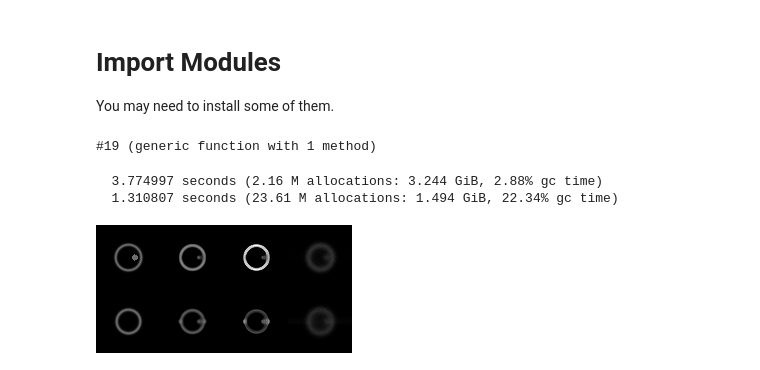
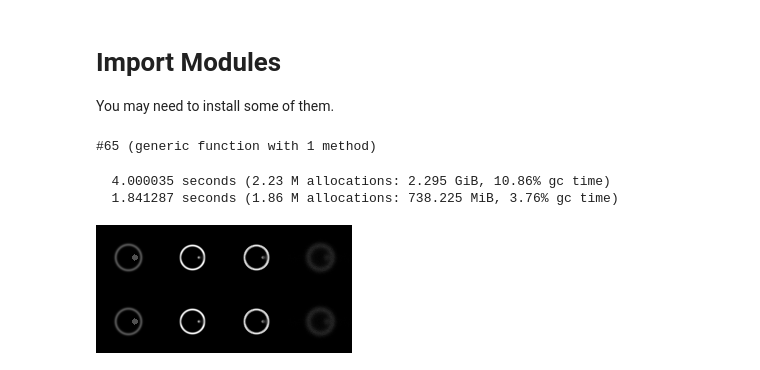
Before and after one commit to roflmaostc/DeconvOptim.jl, a Jupyter notebook: examples/3D_example.ipynb, the cells around one changed output. Saved outputs shown, nothing was run; the diff lists cells and outputs as text; code cells hidden in the pictures.

```diff
--- a/examples/3D_example.ipynb
+++ b/examples/3D_example.ipynb
@@ -4,7 +4,7 @@ You may need to install some of them.
 # %%
 using Revise, DeconvOptim, TestImages, Images, FFTW, Noise, ImageView
 # %%
-img = 300 .* convert(Array{Float32}, channelview(load("obj.tif")))
+img = convert(Array{Float32}, channelview(load("obj.tif")))
 psf = ifftshift(convert(Array{Float32}, channelview(load("psf.tif"))))
 psf ./= sum(psf)
 # create a blurred, noisy version of that image
@@ -14,26 +14,26 @@ img_n = poisson(img_b, 300);
 # the regularizer must be now adapted since we want to have
 # a 3D one
 reg1 = TV(num_dims=3, sum_dims=[1, 2, 3])
-reg2 = Tikhonov(num_dims=3, sum_dims=[1, 2, 3], mode="identity")
+reg2 = Tikhonov(num_dims=3, sum_dims=[1, 2, 3])
 # %% [output]
-#19 (generic function with 1 method)
+#65 (generic function with 1 method)
 # %%
 @time res, ores = deconvolution(img, psf, regularizer=reg1, loss=Poisson(),
-                          λ=0.05, padding=0.2, iterations=10);
+                          λ=0.02, padding=0.2, iterations=6);
 @time res2, ores = deconvolution(img, psf, regularizer=reg2, loss=Poisson(),
-                          λ=0.001, padding=0.0, iterations=10);
+                          λ=0.001, padding=0.0, iterations=6);
 # %% [output]
-  3.774997 seconds (2.16 M allocations: 3.244 GiB, 2.88% gc time)
-  1.310807 seconds (23.61 M allocations: 1.494 GiB, 22.34% gc time)
+  4.000035 seconds (2.23 M allocations: 2.295 GiB, 10.86% gc time)
+  1.841287 seconds (1.86 M allocations: 738.225 MiB, 3.76% gc time)
 # %%
 img_comb1 = [img[:, : ,32] res2[:, :, 32] res[:, :, 32] img_n[:, :, 32]]
-img_comb2 = [img[:, : ,38] res2[:, :, 38] res[:, :, 38] img_n[:, :, 38]]
+img_comb2 = [img[:, : ,32] res2[:, :, 32] res[:, :, 32] img_n[:, :, 32]]
 
 img_comb = cat(img_comb1, img_comb2, dims=1)
 img_comb ./= maximum(img_comb)
 
 
 imshow([img[:, :, 20:end] res2[:, :, 20:end] res[:, :, 20:end] img_n[:, :, 20:end]])
 colorview(Gray, img_comb)
 # %% [output]
-[figure, old version]
+[figure, new version]
```
Also changed, not shown: 3 other files.
